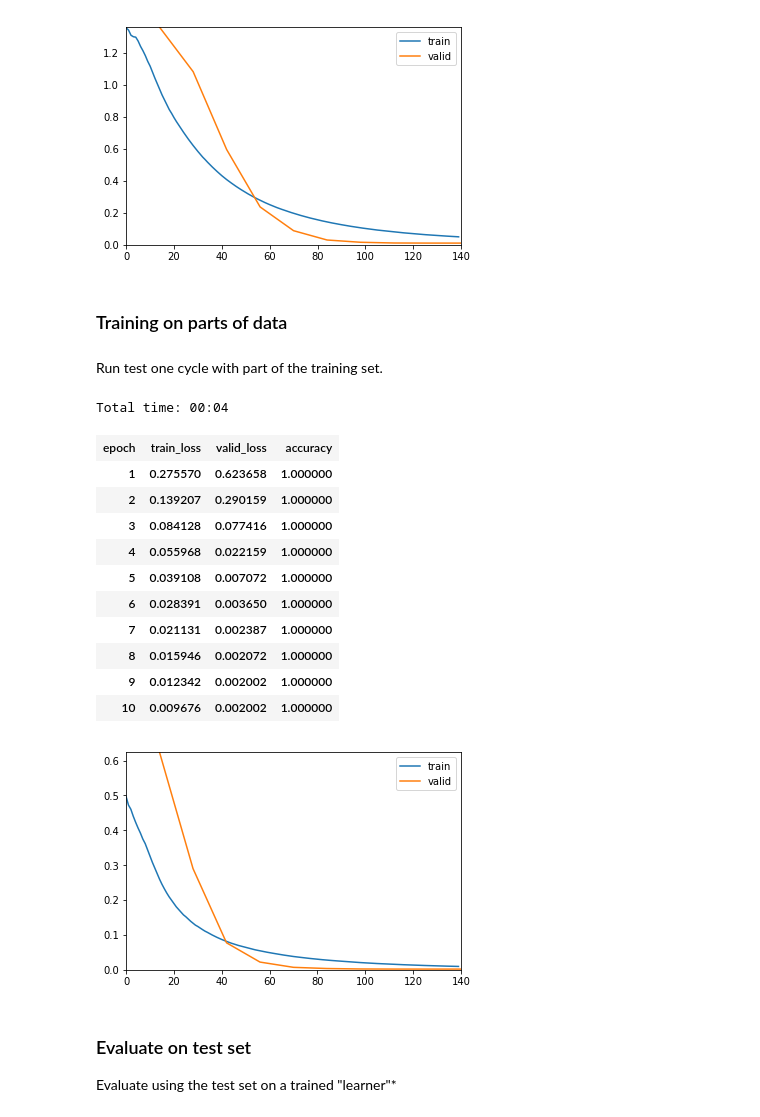
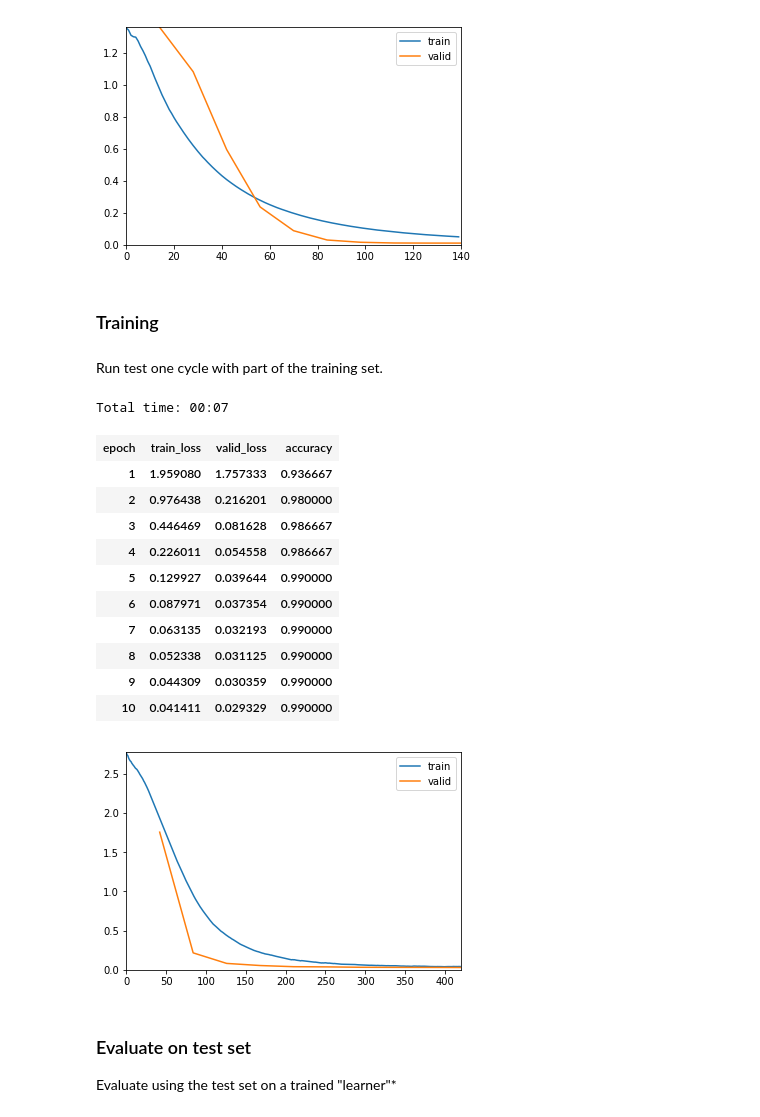
Before and after one commit to k3larra/commuter, a Jupyter notebook: ml/baseline.ipynb, the cells around one changed output. Cells and saved outputs as stored; diff of their text form; code cells hidden in the pictures.

Commit message:
Tested saving and loading models.

```diff
--- a/ml/baseline.ipynb
+++ b/ml/baseline.ipynb
@@ -149,10 +149,11 @@ Prints results from training done in the cells above. If training is done and th
 # %%
 import matplotlib.pyplot as plt
 from matplotlib.ticker import FuncFormatter, MaxNLocator
+import pandas as pd
 personas = pd.read_csv("saved/personas.csv")
 #Uncomment to look at individual result for other users
 #user = "tnK534JMwwfhvUEycn69HPbhqkt2" #Maria
-#user = "ehaBtfOPDNZjzy1MEvjQmGo4Zv12" #Andrea
+user = "ehaBtfOPDNZjzy1MEvjQmGo4Zv12" #Andrea
 #user = "hCWCulj7M1aMVyd0Fm0Eqrv8q1Q2" #Bjorn
 personaname = personas.loc[personas['id']==user]
 learning_ax0= pd.read_csv("saved/Iterative_time_"+user+".csv",header=None).values
@@ -161,10 +162,10 @@ teaching_min_ax0 = pd.read_csv("saved/Iterative_time_teach_minimal"+user+".csv",
 supervised_min_ax0 = pd.read_csv("saved/Iterative_time_supervised"+user+".csv",header=None).values
 fig, ax0 = plt.subplots()
 ax0.set_title(personaname ['name'].iloc[0]+":"+user)
-ax0.plot(learning_ax0[:,2],label='Accuracy iterative learning')
-ax0.plot(teaching_ax0[:,2],label='Accuracy teaching')
-ax0.plot(teaching_min_ax0[:,2],label='Accuracy teaching using minimal data')
-ax0.plot(supervised_min_ax0[:,2],label='Accuracy pretrained model')
+ax0.plot(learning_ax0[:,2],label='Iterative learning')
+ax0.plot(teaching_ax0[:,2],label='Teaching')
+ax0.plot(teaching_min_ax0[:,2],label='Teaching using minimal data')
+ax0.plot(supervised_min_ax0[:,2],label='Pretrained model')
 plt.xlabel('Time (days)')
 plt.ylabel('Accuracy')
 legend = ax0.legend(loc='lower right', shadow=True, fontsize='medium')
@@ -233,40 +235,40 @@ Total time: 00:05
 | 10 | 0.049880 | 0.010589 | 1.000000 |
 [figure]
 # %% [markdown]
-### Training on parts of data
+### Training
 # %% [markdown]
 Run test one cycle with part of the training set.
 # %%
 #user = "tnK534JMwwfhvUEycn69HPbhqkt2" #Maria
 #user = "ehaBtfOPDNZjzy1MEvjQmGo4Zv12" #Andrea
 #user = "hCWCulj7M1aMVyd0Fm0Eqrv8q1Q2" #Bjorn
 filename = user+"_train_valid.csv"
 dataSetIn = pd.read_csv(PATH+filename)
-dataSet=dataSetIn[0:10]
+dataSet=dataSetIn[0:3000]
 dataSet=make_shure_we_got_enough_rows(dataSet)
 #valid_idx = list(np.random.randint(0,len(dataSet),int(len(dataSet)*0.1)))
 valid_idx = list(range(int(len(dataSet)*0.9), len(dataSet)))  #Here always last 10% is used for validation
-data = (TabularList.from_df(dataSet, path="models", cat_names=cat_names, cont_names=cont_names, procs=procs)
+data = (TabularList.from_df(dataSet, path=user, cat_names=cat_names, cont_names=cont_names, procs=procs)
                 .split_by_idx(valid_idx)
                 .label_from_df(cols=dep_var)
                 .databunch())
 learner=tabular_learner(data, layers=[200,100], metrics=accuracy,callback_fns=ShowGraph)
 #%time learner.fit_one_cycle(10)
 learner.fit_one_cycle(10)
 # %% [output]
-Total time: 00:04
+Total time: 00:07
 | epoch | train_loss | valid_loss | accuracy |
-| 1 | 0.275570 | 0.623658 | 1.000000 |
-| 2 | 0.139207 | 0.290159 | 1.000000 |
-| 3 | 0.084128 | 0.077416 | 1.000000 |
-| 4 | 0.055968 | 0.022159 | 1.000000 |
-| 5 | 0.039108 | 0.007072 | 1.000000 |
-| 6 | 0.028391 | 0.003650 | 1.000000 |
-| 7 | 0.021131 | 0.002387 | 1.000000 |
-| 8 | 0.015946 | 0.002072 | 1.000000 |
-| 9 | 0.012342 | 0.002002 | 1.000000 |
-| 10 | 0.009676 | 0.002002 | 1.000000 |
+| 1 | 1.959080 | 1.757333 | 0.936667 |
+| 2 | 0.976438 | 0.216201 | 0.980000 |
+| 3 | 0.446469 | 0.081628 | 0.986667 |
+| 4 | 0.226011 | 0.054558 | 0.986667 |
+| 5 | 0.129927 | 0.039644 | 0.990000 |
+| 6 | 0.087971 | 0.037354 | 0.990000 |
+| 7 | 0.063135 | 0.032193 | 0.990000 |
+| 8 | 0.052338 | 0.031125 | 0.990000 |
+| 9 | 0.044309 | 0.030359 | 0.990000 |
+| 10 | 0.041411 | 0.029329 | 0.990000 |
-[figure, old version]
+[figure, new version]
 # %% [markdown]
 ### Evaluate on test set
 Evaluate using the test set on a trained "learner"*
```
Also changed, not shown: parts of 18 cells of this notebook, 5 other files.
